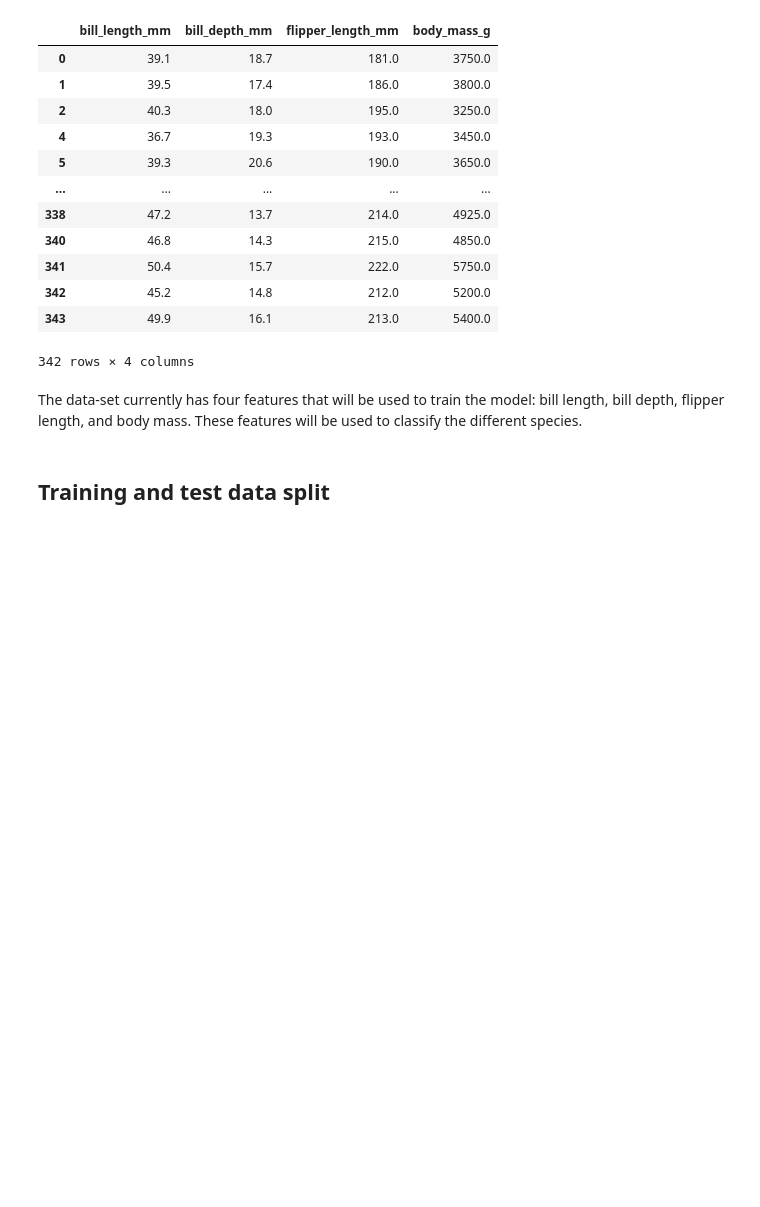
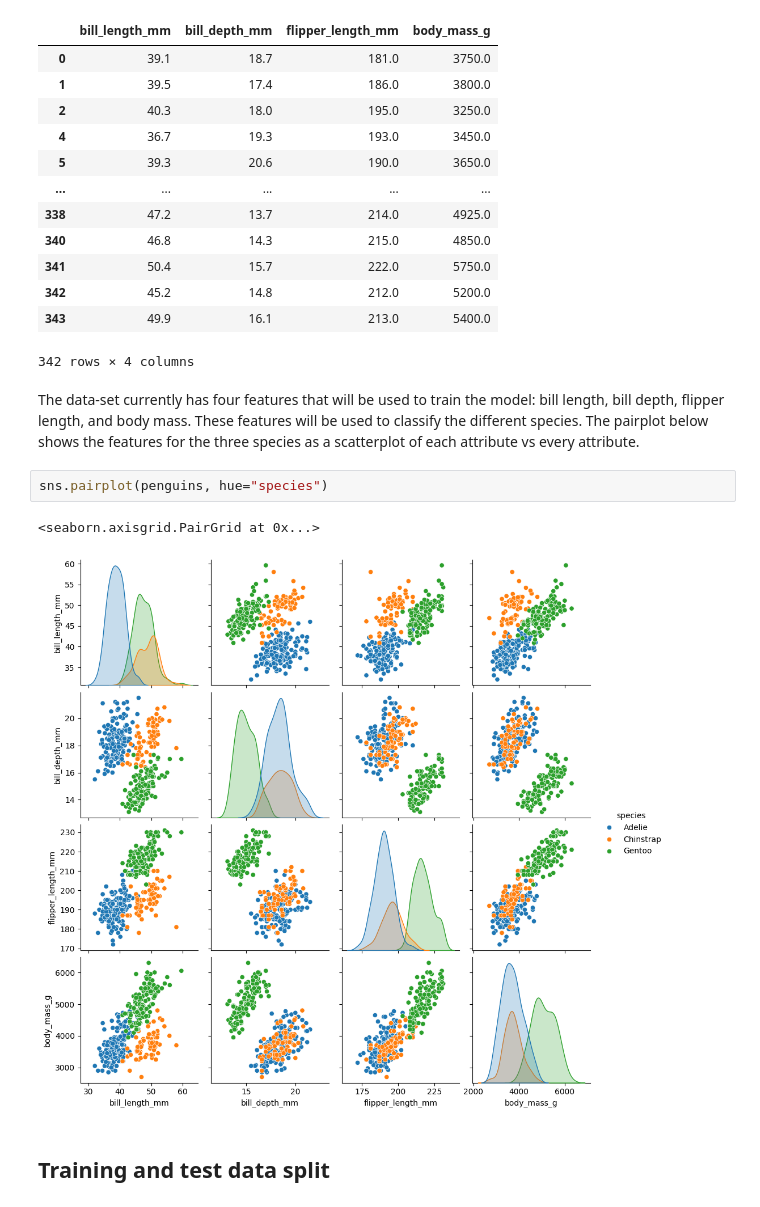
Before and after one commit to dianna-ai/dianna-exploration, a Jupyter notebook: example_data/model_generation/penguin_species/generate_model.ipynb, the cells around one changed output. Cells and saved outputs as stored; diff of their text form; blank space fills up the shorter version.

Commit message:
added pairplot

```diff
--- a/example_data/model_generation/penguin_species/generate_model.ipynb
+++ b/example_data/model_generation/penguin_species/generate_model.ipynb
@@ -36,7 +36,12 @@ input_features
 | 343 | 49.9 | 16.1 | 213.0 | 5400.0 |
 342 rows × 4 columns
 # %% [markdown]
-The data-set currently has four features that will be used to train the model: bill length, bill depth, flipper length, and body mass. These features will be used to classify the different species.
+The data-set currently has four features that will be used to train the model: bill length, bill depth, flipper length, and body mass. These features will be used to classify the different species. The pairplot below shows the features for the three species as a scatterplot of each attribute vs every attribute.
+# %%
+sns.pairplot(penguins, hue="species")
+# %% [output]
+<seaborn.axisgrid.PairGrid at 0x...>
+[figure, added]
 # %% [markdown]
 ## Training and test data split
 # %%
```
